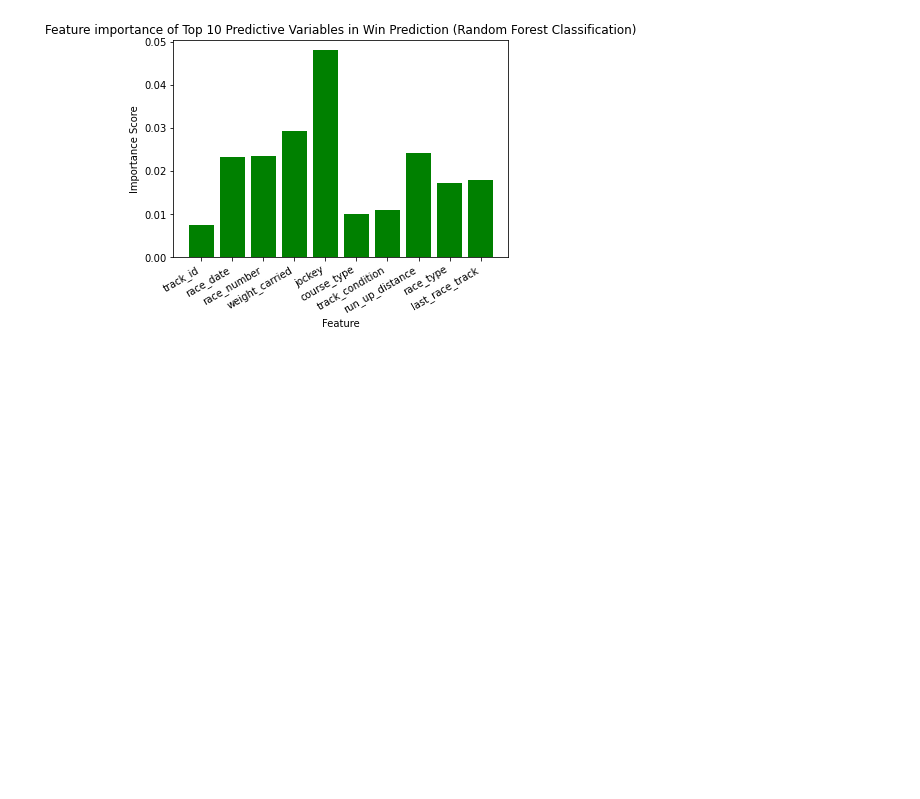
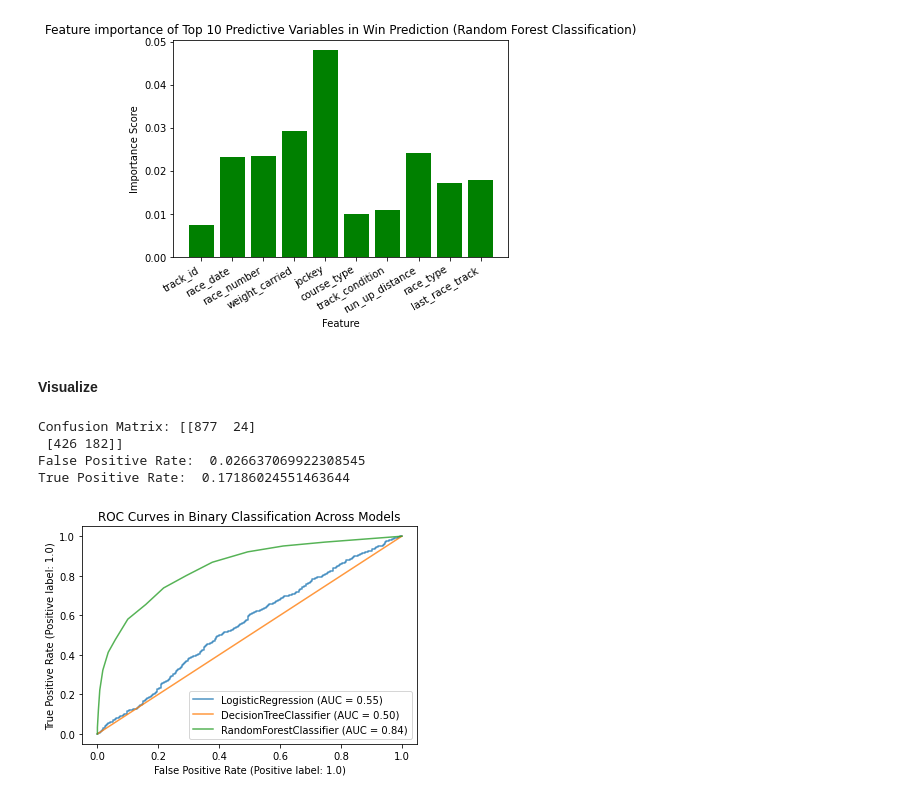
Before and after one commit to Clara-Richter/590-Group-Project, a Jupyter notebook: code/ML_Classification.ipynb, the cells around one changed output. Drawn from its saved outputs; the diff is of its cells as text; code cells hidden in the pictures; blank space fills up the shorter version.

```diff
--- a/code/ML_Classification.ipynb
+++ b/code/ML_Classification.ipynb
@@ -705,3 +704,29 @@ plt.ylabel("Importance Score")
 plt.show()
 # %% [output]
 [figure]
+# %% [markdown]
+#### Visualize
+# %%
+from sklearn.metrics import RocCurveDisplay
+from sklearn.metrics import roc_curve, plot_roc_curve
+
+# Calculate FPR and TPR
+print('Confusion Matrix:', confusion_matrix(y_test, y_predict))
+tn, fp, fn, tp = confusion_matrix(y_test, y_predict).ravel()
+fpr = (fp/(fp+tn))
+tpr = (tp/(tp+tn))
+print("False Positive Rate: ", fpr)
+print("True Positive Rate: ", tpr)
+
+ax = plt.gca()
+plot_roc_curve(lr, X_test, y_test, ax=ax, alpha=0.8)
+plot_roc_curve(dt_gini, X_test, y_test, ax=ax, alpha=0.8)
+plot_roc_curve(rf_classifier, X_test, y_test, ax=ax, alpha=0.8)
+plt.title("ROC Curves in Binary Classification Across Models")
+plt.show()
+# %% [output]
+Confusion Matrix: [[877  24]
+ [426 182]]
+False Positive Rate:  0.026637069922308545
+True Positive Rate:  0.17186024551463644
+[figure, added]
```
Also changed, not shown: parts of 9 cells of this notebook, 1 other file.
